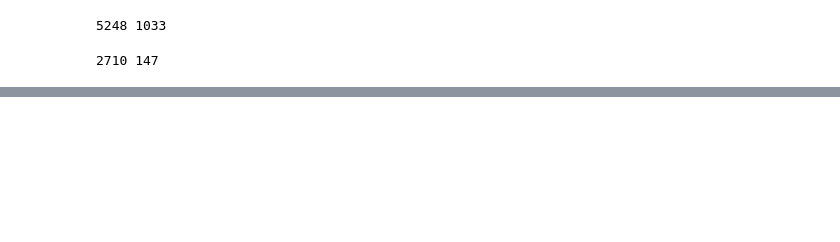
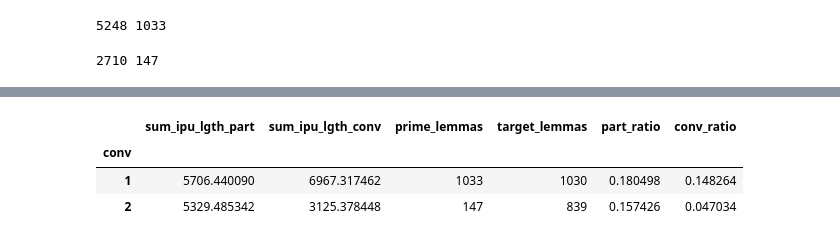
Before and after one commit to Neako/physsocial-summarydata, a Jupyter notebook: data_analysis/_ipynb/test_statistics.ipynb, the cells around one changed output, grey strips where cells are left out. Saved outputs shown, nothing was run; the diff lists cells and outputs as text; code cells hidden in the pictures; blank space fills up the shorter version.

```diff
--- a/data_analysis/_ipynb/test_statistics.ipynb
+++ b/data_analysis/_ipynb/test_statistics.ipynb
@@ -355,0 +392,10 @@ print(len(words_r), len(set(words_r)))
+# %%
+gb = meralign.groupby(by=['conv']).agg({'sum_ipu_lgth_part':'sum', 'sum_ipu_lgth_conv':'sum', 'prime_lemmas':count_uniques, 'target_lemmas':count_uniques})
+gb['part_ratio'] = gb.target_lemmas/gb.sum_ipu_lgth_part
+gb['conv_ratio'] = gb.prime_lemmas/gb.sum_ipu_lgth_conv
+gb
+# %% [output]
+|  | sum_ipu_lgth_part | sum_ipu_lgth_conv | prime_lemmas | target_lemmas | part_ratio | conv_ratio |
+| conv |  |  |  |  |  |  |
+| 1 | 5706.440090 | 6967.317462 | 1033 | 1030 | 0.180498 | 0.148264 |
+| 2 | 5329.485342 | 3125.378448 | 147 | 839 | 0.157426 | 0.047034 |
```
Also changed, not shown: parts of 17 cells of this notebook.
